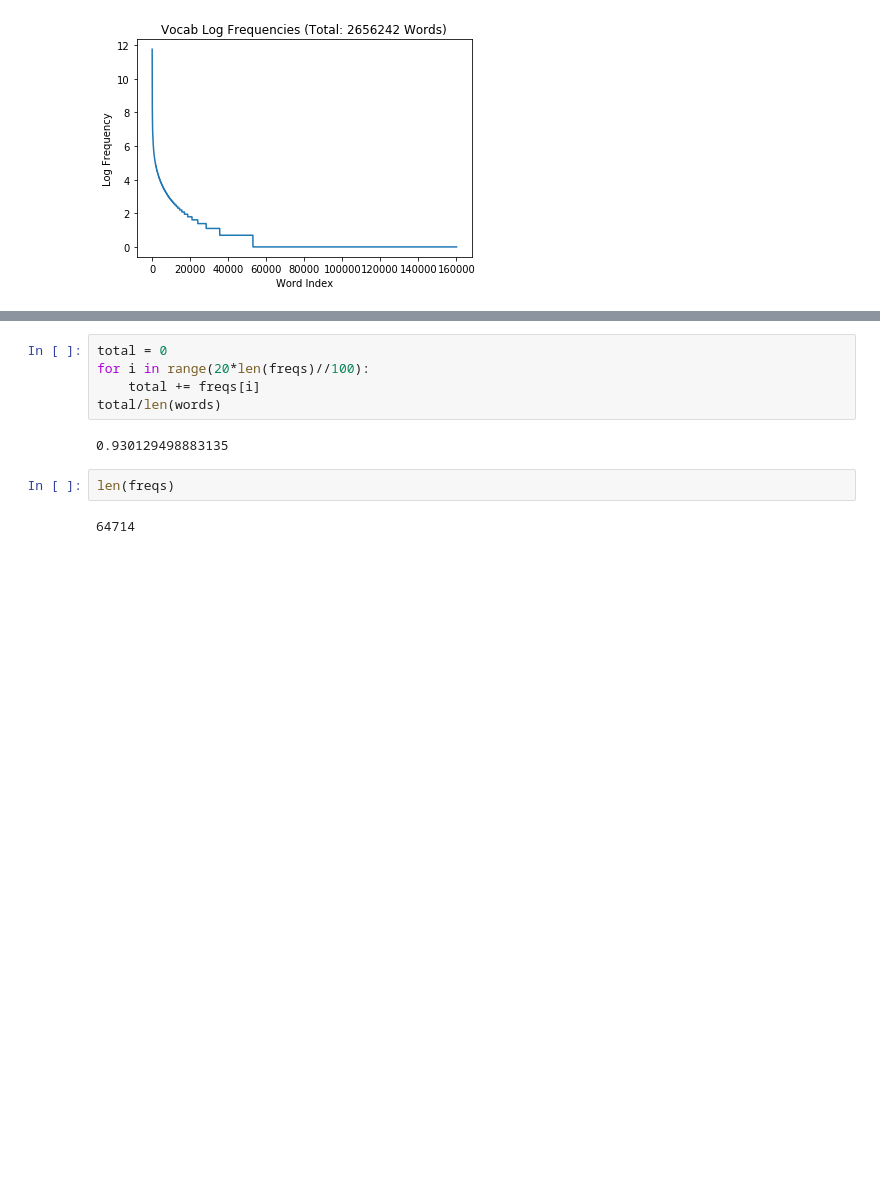
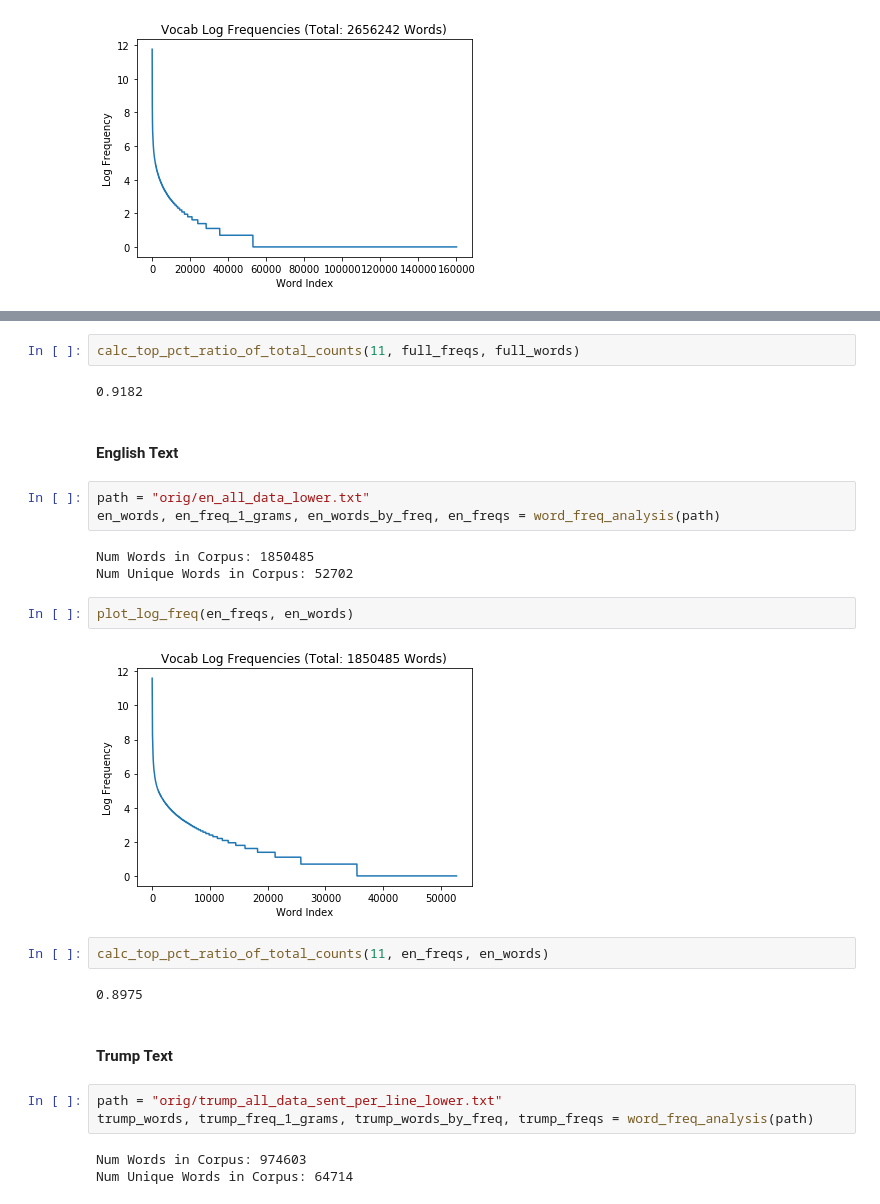
Before and after one commit to KKsharma99/text_style_transfer, a Jupyter notebook: data/text_data/Corpus Statistics_kunal.ipynb, the cells around one changed output, grey strips where cells are left out. Drawn from its saved outputs; the diff is of its cells as text; blank space fills up the shorter version.

```diff
--- a/data/text_data/Corpus Statistics_kunal.ipynb
+++ b/data/text_data/Corpus Statistics_kunal.ipynb
@@ -276,11 +241,28 @@ plt.show()
-# %%
-total = 0
-for i in range(20*len(freqs)//100):
-    total += freqs[i]
-total/len(words)
-# %% [output]
-0.930129498883135
-# %%
-len(freqs)
-# %% [output]
-64714
+# %%
+calc_top_pct_ratio_of_total_counts(11, full_freqs, full_words)
+# %% [output]
+0.9182
+# %% [markdown]
+#### English Text
+# %%
+path = "orig/en_all_data_lower.txt"
+en_words, en_freq_1_grams, en_words_by_freq, en_freqs = word_freq_analysis(path)
+# %% [output]
+Num Words in Corpus: 1850485
+Num Unique Words in Corpus: 52702
+# %%
+plot_log_freq(en_freqs, en_words)
+# %% [output]
+[figure, added]
+# %%
+calc_top_pct_ratio_of_total_counts(11, en_freqs, en_words)
+# %% [output]
+0.8975
+# %% [markdown]
+#### Trump Text
+# %%
+path = "orig/trump_all_data_sent_per_line_lower.txt"
+trump_words, trump_freq_1_grams, trump_words_by_freq, trump_freqs = word_freq_analysis(path)
+# %% [output]
+Num Words in Corpus: 974603
+Num Unique Words in Corpus: 64714
```
Also changed, not shown: parts of 17 cells of this notebook, 2 other files.
